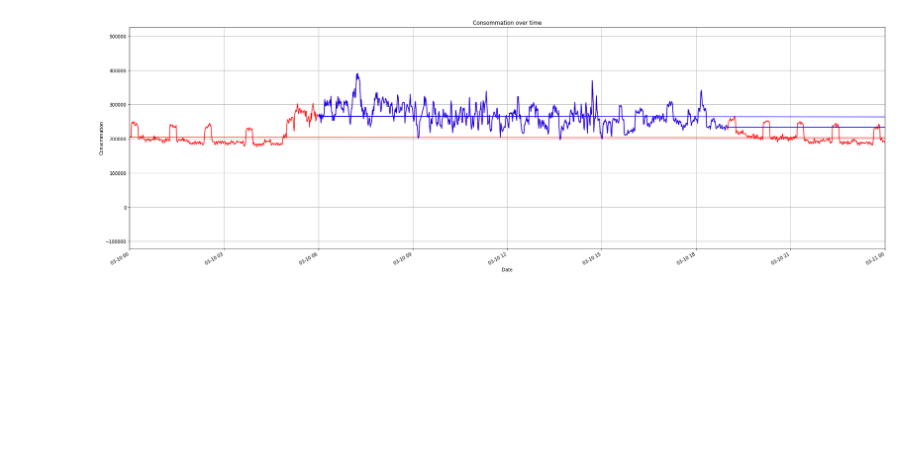
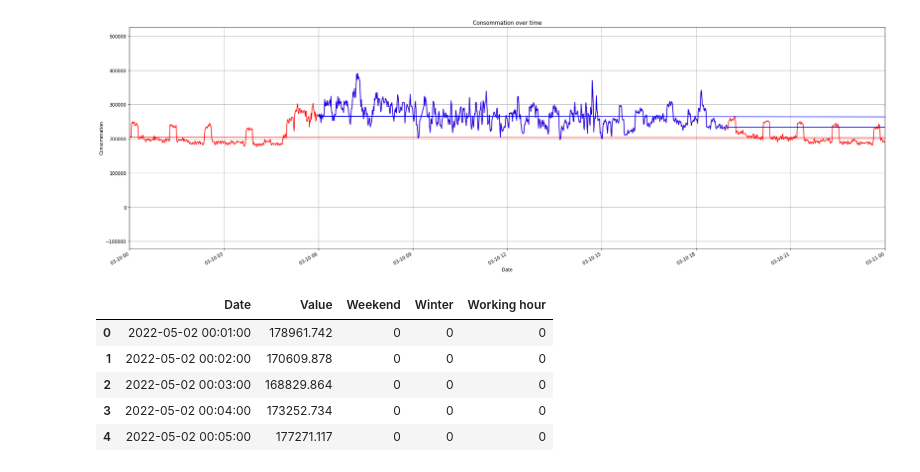
Before and after one commit to cojre/ml-project-2-stockdataholm, a Jupyter notebook: main.ipynb, the cells around one changed output. Cells and saved outputs as stored; diff of their text form; code cells hidden in the pictures; blank space fills up the shorter version.

```diff
--- a/main.ipynb
+++ b/main.ipynb
@@ -204,3 +203,12 @@ plot_consommation_over_time_day(10)
 [figure]
 # %%
 df['Working hour'] = ((df['Date'].dt.hour >= 6) & (df['Date'].dt.hour < 19)).astype(int)
+# %%
+df.head()
+# %% [output]
+|  | Date | Value | Weekend | Winter | Working hour |
+| 0 | 2022-05-02 00:01:00 | 178961.742 | 0 | 0 | 0 |
+| 1 | 2022-05-02 00:02:00 | 170609.878 | 0 | 0 | 0 |
+| 2 | 2022-05-02 00:03:00 | 168829.864 | 0 | 0 | 0 |
+| 3 | 2022-05-02 00:04:00 | 173252.734 | 0 | 0 | 0 |
+| 4 | 2022-05-02 00:05:00 | 177271.117 | 0 | 0 | 0 |
```
Also changed, not shown: parts of 3 cells of this notebook.
